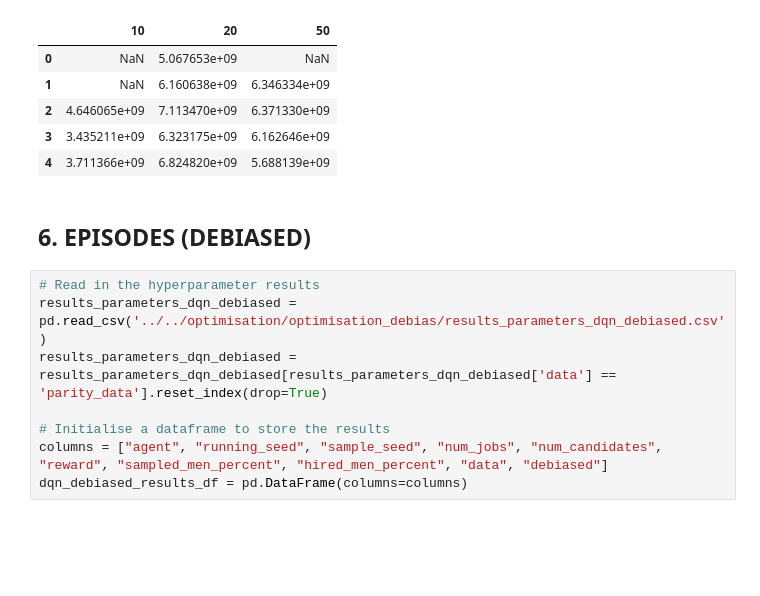
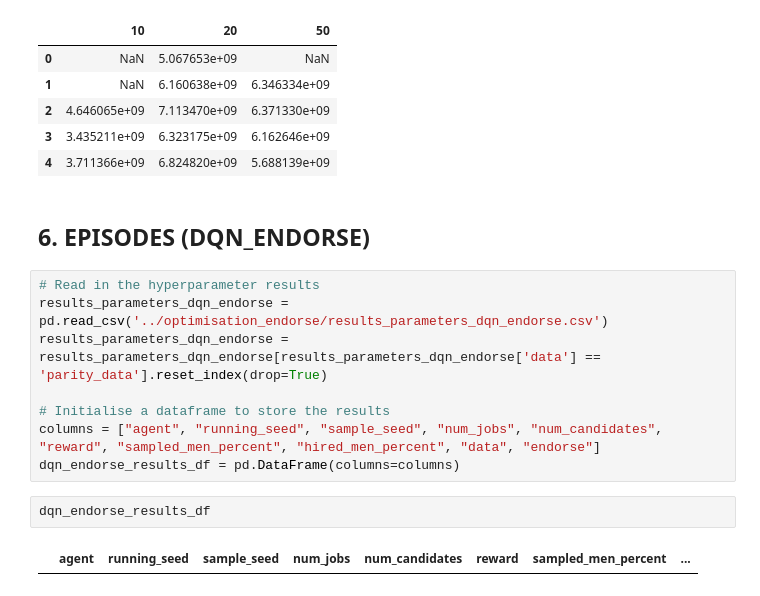
Before and after one commit to emmi3105/capstone_public, a Jupyter notebook: experiments/episodes_parity_data/DQN_Episode_parity.ipynb, the cells around one changed output. Drawn from its saved outputs; the diff is of its cells as text; blank space fills up the shorter version.

```diff
--- a/experiments/episodes_parity_data/DQN_Episode_parity.ipynb
+++ b/experiments/episodes_parity_data/DQN_Episode_parity.ipynb
@@ -381,14 +390,18 @@ loss_list_df[:5]
 | 3 | 3.435211e+09 | 6.323175e+09 | 6.162646e+09 |
 | 4 | 3.711366e+09 | 6.824820e+09 | 5.688139e+09 |
 # %% [markdown]
-## 6. EPISODES (DEBIASED)
+## 6. EPISODES (DQN_ENDORSE)
 # %%
 # Read in the hyperparameter results
-results_parameters_dqn_debiased = pd.read_csv('../../optimisation/optimisation_debias/results_parameters_dqn_debiased.csv')
-results_parameters_dqn_debiased = results_parameters_dqn_debiased[results_parameters_dqn_debiased['data'] == 'parity_data'].reset_index(drop=True)
+results_parameters_dqn_endorse = pd.read_csv('../optimisation_endorse/results_parameters_dqn_endorse.csv')
+results_parameters_dqn_endorse = results_parameters_dqn_endorse[results_parameters_dqn_endorse['data'] == 'parity_data'].reset_index(drop=True)
 
 # Initialise a dataframe to store the results
-columns = ["agent", "running_seed", "sample_seed", "num_jobs", "num_candidates", "reward", "sampled_men_percent", "hired_men_percent", "data", "debiased"]
-dqn_debiased_results_df = pd.DataFrame(columns=columns)
+columns = ["agent", "running_seed", "sample_seed", "num_jobs", "num_candidates", "reward", "sampled_men_percent", "hired_men_percent", "data", "endorse"]
+dqn_endorse_results_df = pd.DataFrame(columns=columns)
+# %%
+dqn_endorse_results_df
+# %% [output]
+|  | agent | running_seed | sample_seed | num_jobs | num_candidates | reward | sampled_men_percent | ... |
 # %%
 # 10 Jobs, 100 Candidates, running seed 1 (-122226.0)
```
Also changed, not shown: parts of 20 cells of this notebook, 19 other files.
